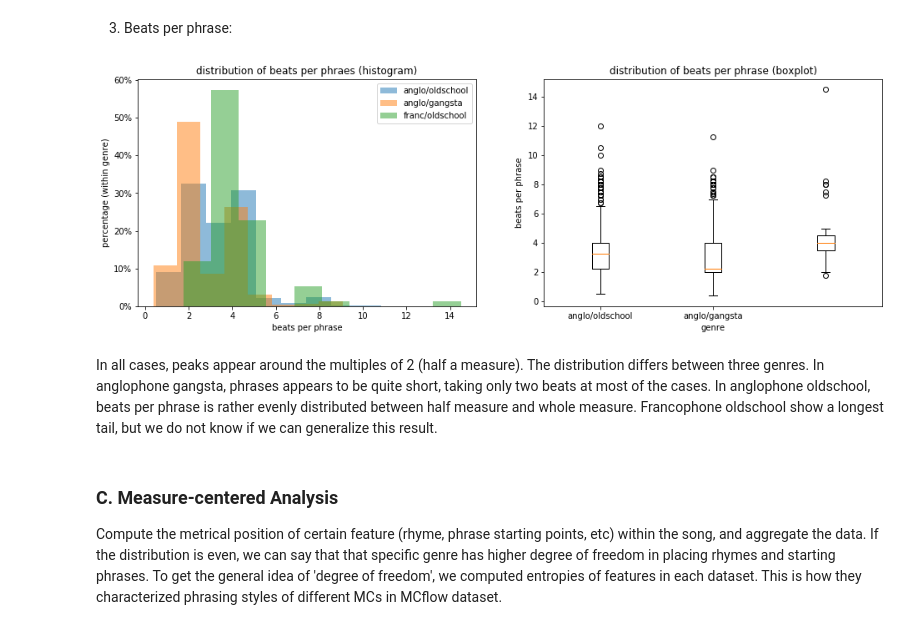
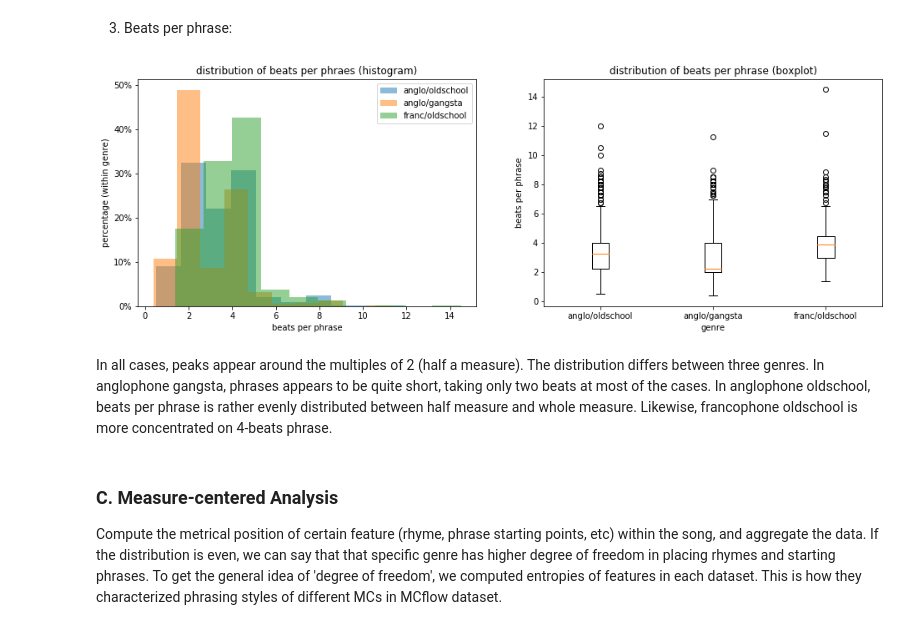
Before and after one commit to haeeunkim/dh401, a Jupyter notebook: milestone3.ipynb, the cells around one changed output. Cells and saved outputs as stored; diff of their text form; code cells hidden in the pictures.

```diff
--- a/milestone3.ipynb
+++ b/milestone3.ipynb
@@ -352,7 +389,7 @@ def summarize_humdrum(sample_dir, sample_genre, sample_filename, summary, metada
 error = []
 
 summary = {'title' :[], 'MC':[],'tempo':[],'meter':[], 'syl_onsets':[], 'syllabic_rate':[], 'rhyme':[], 'genre':[], \
-           'syl_onset_mean':[], 'measure':[], 'breakpoints':[], 'lang': [], 'phrase_syl':[], 'phrase_beat':[]}
+           'syl_onset_mean':[], 'measure':[], 'breakpoints':[], 'lang': [], 'phrase_syl':[], 'phrase_beat':[], 'pickup':[]}
 
 print('number of anglophone oldschool files to read: {0}'.format(len(oldschool_files)))
 print('number of anglophone gangsta files to read: {0}'.format(len(gangsta_files)))
@@ -577,34 +615,34 @@ No significant difference is observed here.
 # %%
 feature = 'phrase_beat'
 
 fig, (ax1, ax2) = plt.subplots(1, 2, figsize=(16,5))
 
 for i in range(len(df_list_2)):
     data = pd.concat(list(df_list_2[i][1][feature]))
 
     ax1.hist(data, weights=np.ones(len(data)) / len(data), alpha=0.5, label=labels_2[i])
     ax2.boxplot(data, positions=[i])
 
 ax1.yaxis.set_major_formatter(PercentFormatter(1))
 ax1.legend()
 
 plt.sca(ax2)
-plt.xticks(range(0,len(labels_1)), labels_1, rotation = 0)
+plt.xticks(range(0,len(labels_2)), labels_2, rotation = 0)
 
 ax1.set_title('distribution of beats per phraes (histogram)')
 ax1.set_xlabel('beats per phrase')
 ax1.set_ylabel('percentage (within genre)')
 
 ax2.set_title('distribution of beats per phrase (boxplot)')
 ax2.set_xlabel('genre')
 ax2.set_ylabel('beats per phrase')
 
 
 plt.show()
 # %% [output]
-[figure, old version]
+[figure, new version]
 # %% [markdown]
-In all cases, peaks appear around the multiples of 2 (half a measure). The distribution differs between three genres. In anglophone gangsta, phrases appears to be quite short, taking only two beats at most of the cases. In anglophone oldschool, beats per phrase is rather evenly distributed between half measure and whole measure. Francophone oldschool show a longest tail, but we do not know if we can generalize this result.
+In all cases, peaks appear around the multiples of 2 (half a measure). The distribution differs between three genres. In anglophone gangsta, phrases appears to be quite short, taking only two beats at most of the cases. In anglophone oldschool, beats per phrase is rather evenly distributed between half measure and whole measure. Likewise, francophone oldschool is more concentrated on 4-beats phrase.
 # %% [markdown]
 ### C. Measure-centered Analysis
 
```
Also changed, not shown: parts of 20 cells of this notebook, 45 other files.
